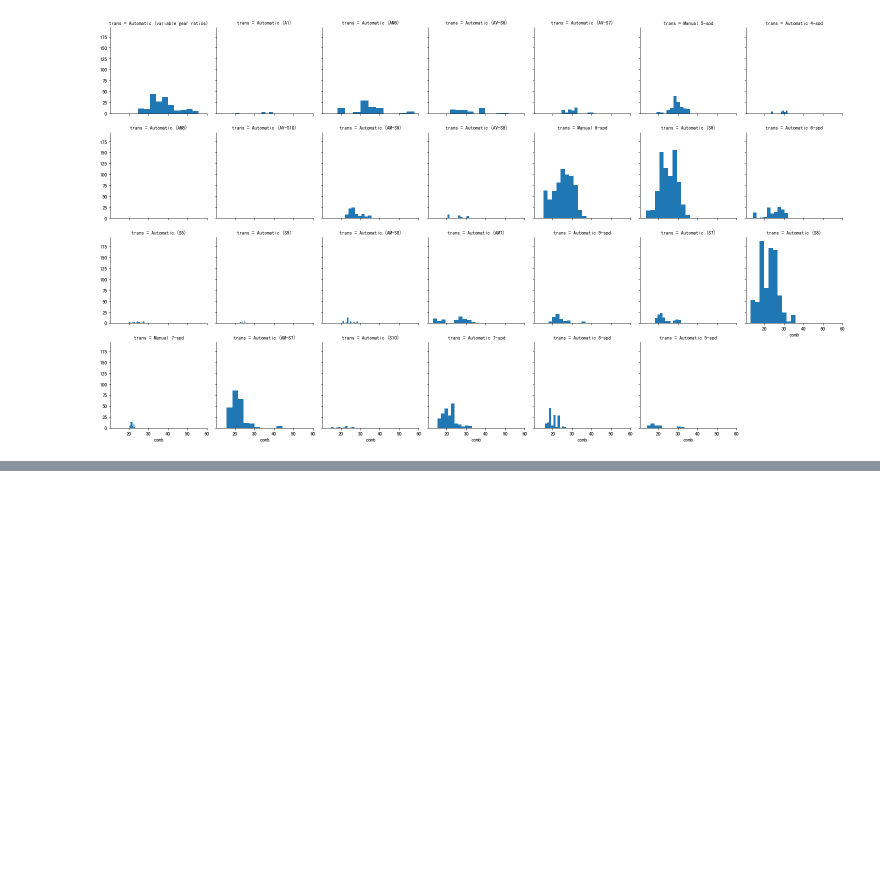
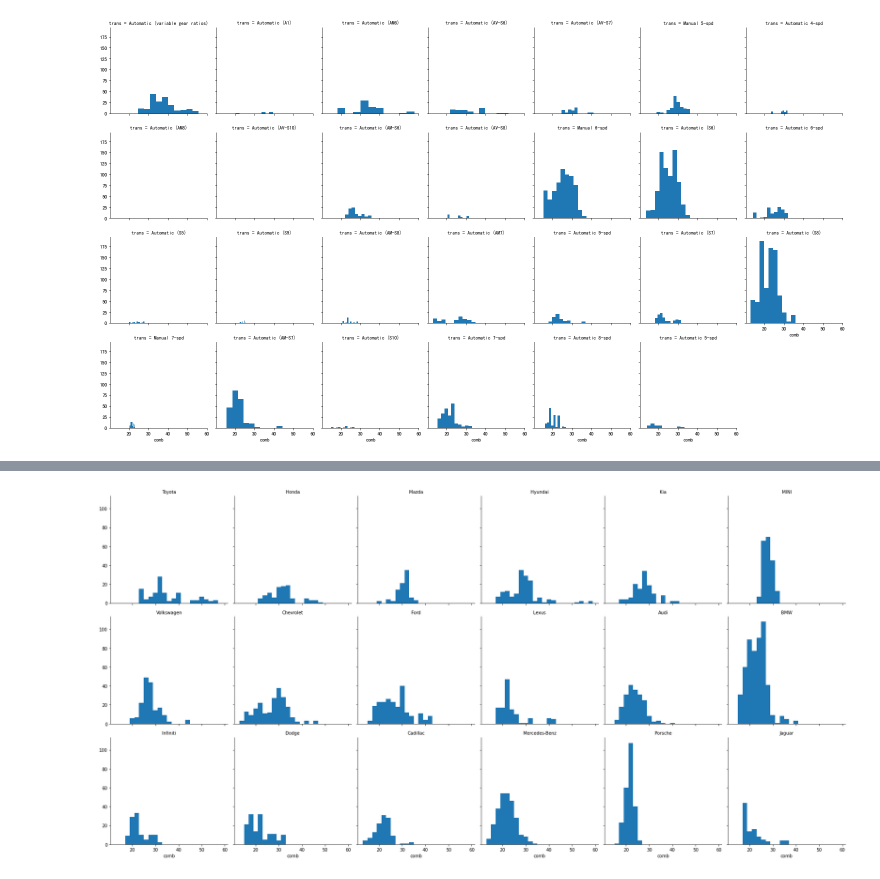
Before and after one commit to Alex-YuZ/Data-Visualization, a Jupyter notebook: Faceting.ipynb, the cells around one changed output, grey strips where cells are left out. Drawn from its saved outputs; the diff is of its cells as text; code cells hidden in the pictures; blank space fills up the shorter version.

```diff
--- a/Faceting.ipynb
+++ b/Faceting.ipynb
@@ -173,0 +239,11 @@ Name: make, dtype: int64
+# %%
+# Determine the bin width
+lower_bound, upper_bound =  np.floor(most_makes.comb.min()), np.ceil(most_makes.comb.max())
+bin_width = 2
+bin_edges = np.arange(lower_bound, upper_bound+bin_width, bin_width)
+
+g = sns.FacetGrid(data=most_makes, col='make', col_wrap=6, height=4, col_order=facet_order)
+g.map(plt.hist, 'comb', bins=bin_edges)
+g.set_titles('{col_name}');
+# %% [output]
+[figure, added]
```
Also changed, not shown: parts of 19 cells of this notebook.
